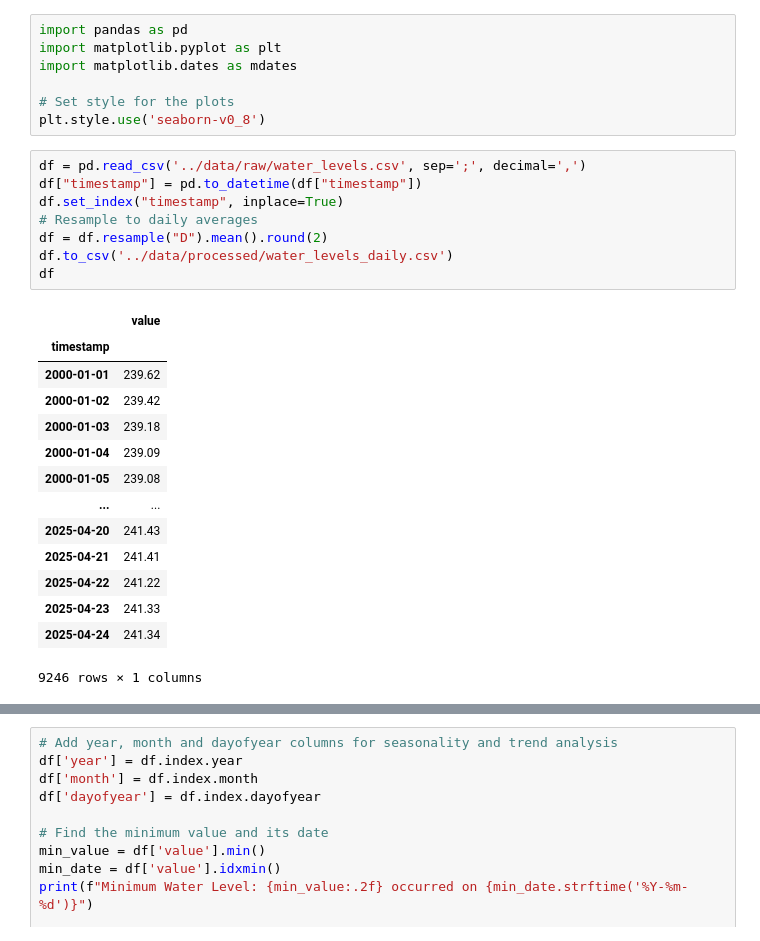
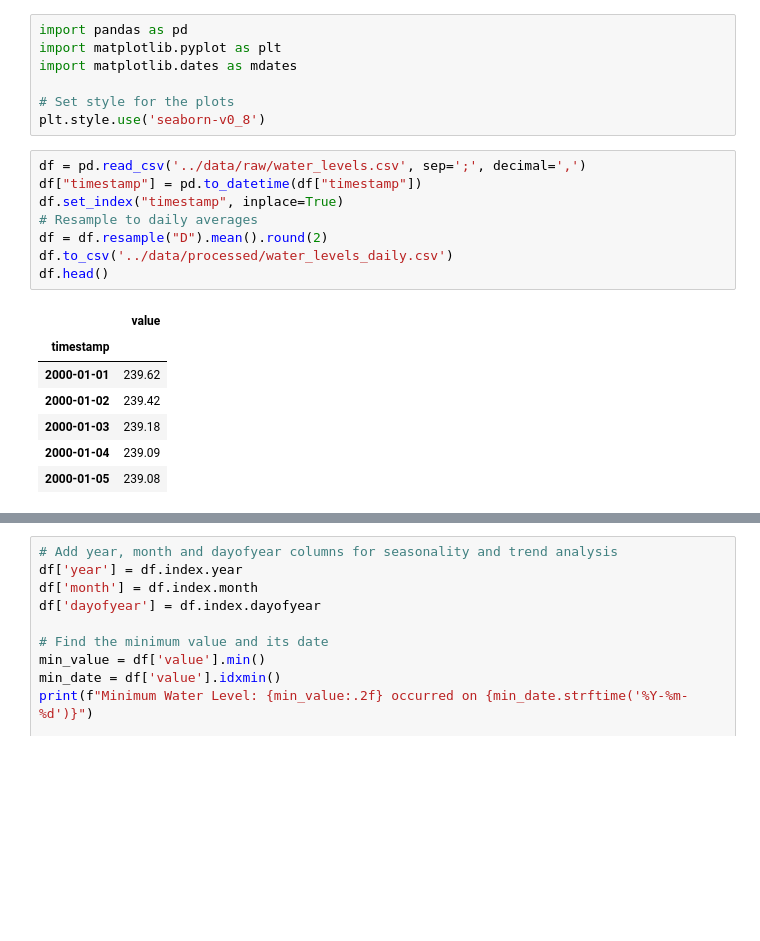
Before and after one commit to Marius-Knipp/edersee-water-prediction, a Jupyter notebook: notebooks/inspect_data.ipynb, the cells around one changed output, grey strips where cells are left out. Drawn from its saved outputs; the diff is of its cells as text; blank space fills up the shorter version.

```diff
--- a/notebooks/inspect_data.ipynb
+++ b/notebooks/inspect_data.ipynb
@@ -8,23 +8,16 @@ plt.style.use('seaborn-v0_8')
 # %%
 df = pd.read_csv('../data/raw/water_levels.csv', sep=';', decimal=',')
 df["timestamp"] = pd.to_datetime(df["timestamp"])
 df.set_index("timestamp", inplace=True)
 # Resample to daily averages
 df = df.resample("D").mean().round(2)
 df.to_csv('../data/processed/water_levels_daily.csv')
-df
+df.head()
 # %% [output]
 |  | value |
 | timestamp |  |
 | 2000-01-01 | 239.62 |
 | 2000-01-02 | 239.42 |
 | 2000-01-03 | 239.18 |
 | 2000-01-04 | 239.09 |
 | 2000-01-05 | 239.08 |
-| ... | ... |
-| 2025-04-20 | 241.43 |
-| 2025-04-21 | 241.41 |
-| 2025-04-22 | 241.22 |
-| 2025-04-23 | 241.33 |
-| 2025-04-24 | 241.34 |
-9246 rows × 1 columns
```
Also changed, not shown: parts of 2 cells of this notebook, 3 other files.
